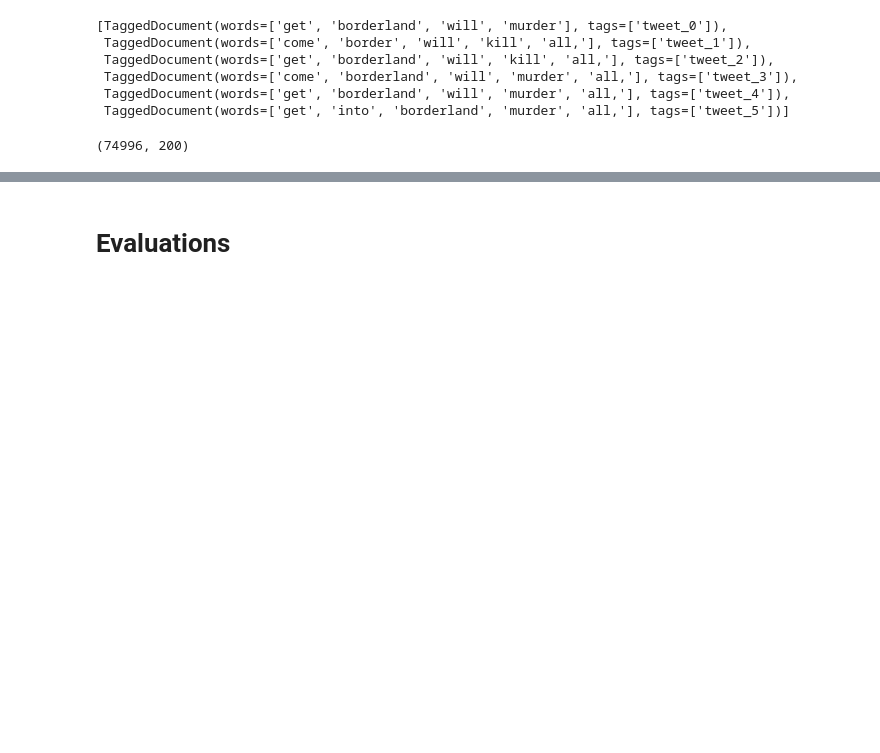
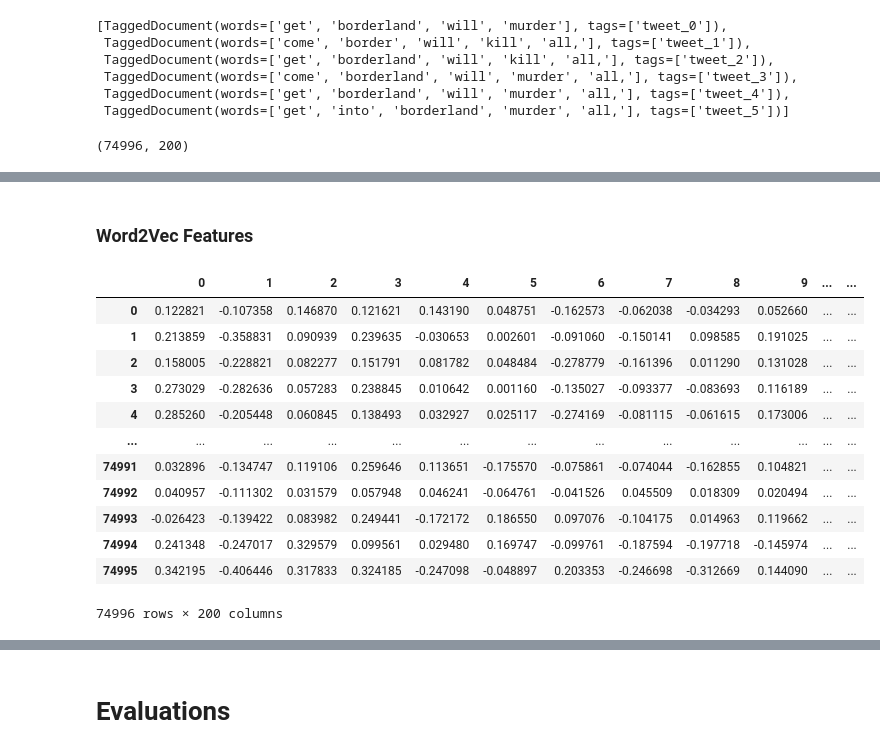
Before and after one commit to AylinNaebzadeh/Data-Mining-Assignments, a Jupyter notebook: Project-2/DataMining_Prj2.ipynb, the cells around one changed output, grey strips where cells are left out. Drawn from its saved outputs; the diff is of its cells as text; code cells hidden in the pictures; blank space fills up the shorter version.

```diff
--- a/Project-2/DataMining_Prj2.ipynb
+++ b/Project-2/DataMining_Prj2.ipynb
@@ -866,0 +1138,18 @@ import time
+# %% [markdown]
+### Word2Vec Features
+# %%
+wordvec_df
+# %% [output]
+|  | 0 | 1 | 2 | 3 | 4 | 5 | 6 | 7 | 8 | 9 | ... | ... |
+| 0 | 0.122821 | -0.107358 | 0.146870 | 0.121621 | 0.143190 | 0.048751 | -0.162573 | -0.062038 | -0.034293 | 0.052660 | ... | ... |
+| 1 | 0.213859 | -0.358831 | 0.090939 | 0.239635 | -0.030653 | 0.002601 | -0.091060 | -0.150141 | 0.098585 | 0.191025 | ... | ... |
+| 2 | 0.158005 | -0.228821 | 0.082277 | 0.151791 | 0.081782 | 0.048484 | -0.278779 | -0.161396 | 0.011290 | 0.131028 | ... | ... |
+| 3 | 0.273029 | -0.282636 | 0.057283 | 0.238845 | 0.010642 | 0.001160 | -0.135027 | -0.093377 | -0.083693 | 0.116189 | ... | ... |
+| 4 | 0.285260 | -0.205448 | 0.060845 | 0.138493 | 0.032927 | 0.025117 | -0.274169 | -0.081115 | -0.061615 | 0.173006 | ... | ... |
+| ... | ... | ... | ... | ... | ... | ... | ... | ... | ... | ... | ... | ... |
+| 74991 | 0.032896 | -0.134747 | 0.119106 | 0.259646 | 0.113651 | -0.175570 | -0.075861 | -0.074044 | -0.162855 | 0.104821 | ... | ... |
+| 74992 | 0.040957 | -0.111302 | 0.031579 | 0.057948 | 0.046241 | -0.064761 | -0.041526 | 0.045509 | 0.018309 | 0.020494 | ... | ... |
+| 74993 | -0.026423 | -0.139422 | 0.083982 | 0.249441 | -0.172172 | 0.186550 | 0.097076 | -0.104175 | 0.014963 | 0.119662 | ... | ... |
+| 74994 | 0.241348 | -0.247017 | 0.329579 | 0.099561 | 0.029480 | 0.169747 | -0.099761 | -0.187594 | -0.197718 | -0.145974 | ... | ... |
+| 74995 | 0.342195 | -0.406446 | 0.317833 | 0.324185 | -0.247098 | -0.048897 | 0.203353 | -0.246698 | -0.312669 | 0.144090 | ... | ... |
+74996 rows × 200 columns
```
Also changed, not shown: parts of 57 cells of this notebook, 7 other files.
